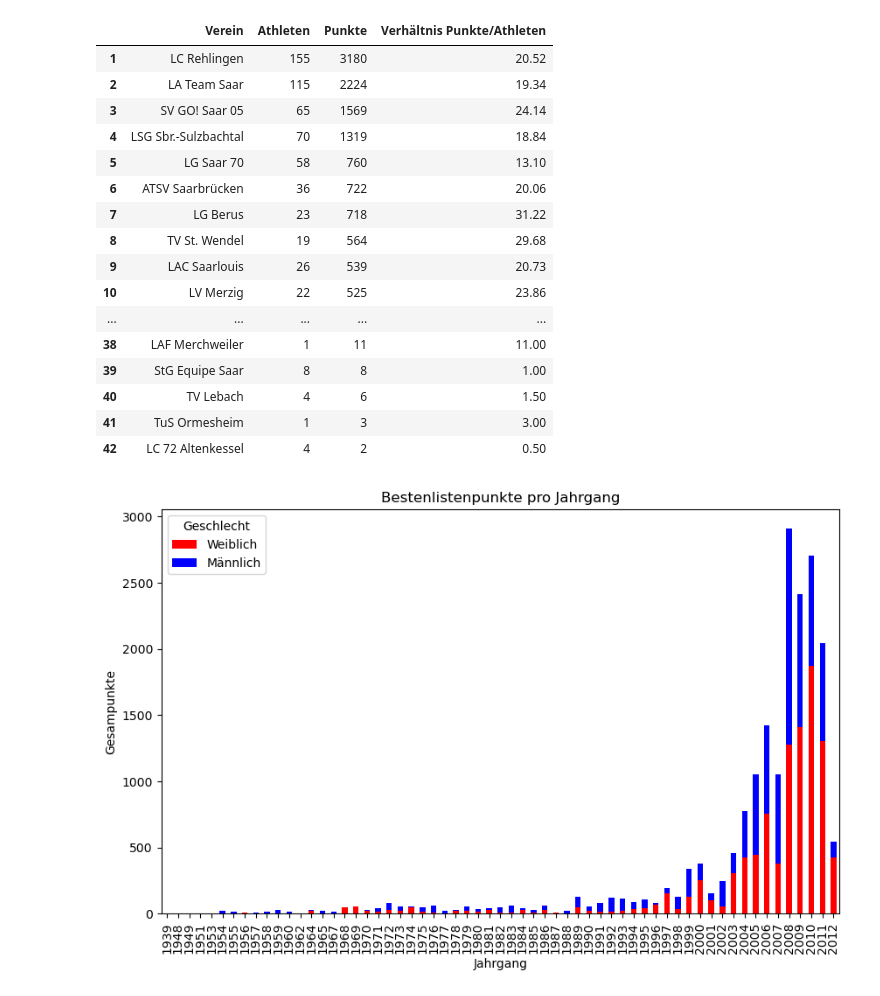
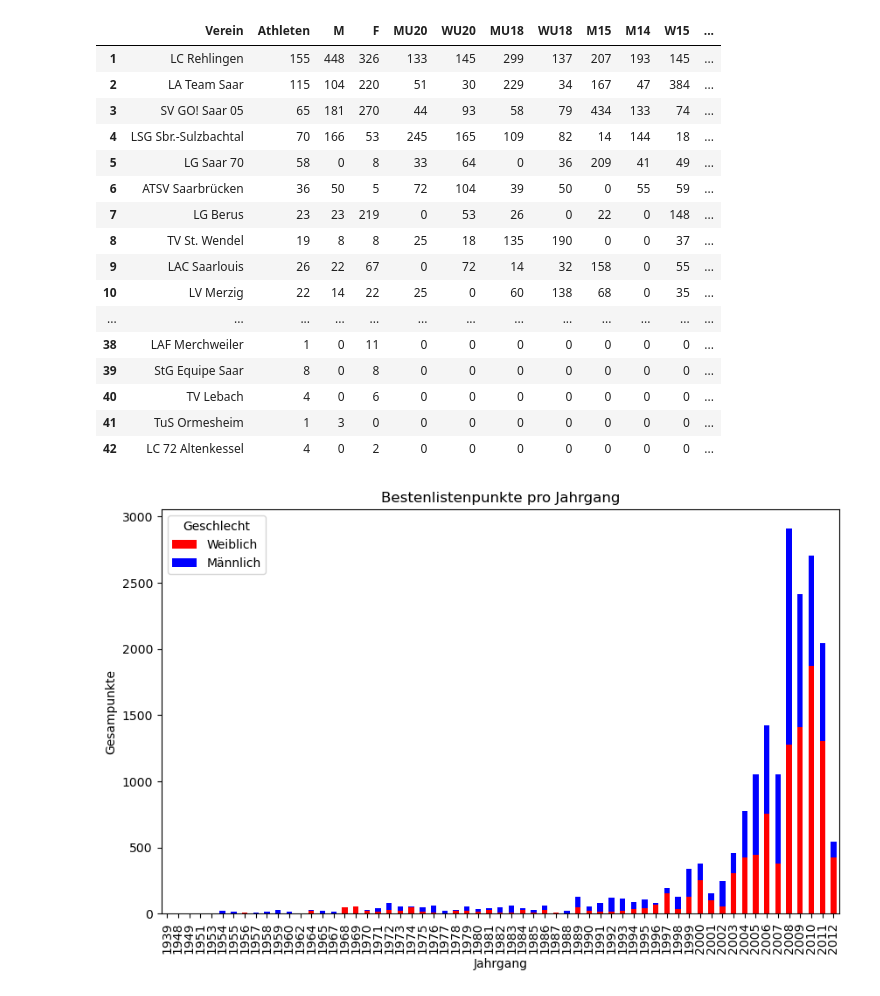
Before and after one commit to nimarion/slb, a Jupyter notebook: top10.ipynb, the cells around one changed output. Saved outputs shown, nothing was run; the diff lists cells and outputs as text; code cells hidden in the pictures.

Commit message:
add agegroup to report

```diff
--- a/top10.ipynb
+++ b/top10.ipynb
@@ -14,53 +14,81 @@ data["name"] = data["firstname"] + " " + data["lastname"]
 # %%
 from IPython.display import display
 
 athletes_per_club = data.groupby('club')['athleteId'].nunique()
 athletes_per_club = athletes_per_club.reset_index()
 athletes_per_club.columns = ['Verein', 'Athleten']
 athletes_per_club = athletes_per_club.sort_values(by='Athleten', ascending=False)
 
 # Filtert Mannschafts und Staffel Ergebnisse heraus, welche nur einmal gewertet werden sollen
 clubData = data.drop_duplicates(subset=['ageGroup', 'club', 'discipline', 'result', 'teamResult', 'place', 'location', 'date'])
 
 # Punkte pro Verein aggregieren
 clubData = clubData.groupby('club')['points'].sum().reset_index()
-#agegroupPoints = data.drop_duplicates(subset=['ageGroup', 'club', 'discipline', 'result', 'teamResult', 'place', 'location', 'date'])
-#agegroupPoints = agegroupPoints.groupby(['ageGroup', 'club'])['points'].sum().reset_index()
 
-#print(agegroupPoints[agegroupPoints['club'] == 'LA Team Saar'])
+# new
+order = [
+    "M",
+    "F",
+    "MU20",
+    "WU20",
+    "MU18",
+    "WU18",
+    "M15",
+    "M14",
+    "W15",
+    "W14",
+    "M13",
+    "M12",
+    "W13",
+    "W12",
+    "points"
+]
+club_age_group_data = data.drop_duplicates(subset=['ageGroup', 'club', 'discipline', 'result', 'teamResult', 'place', 'location', 'date'])
+club_age_group_data = club_age_group_data.groupby(['club', 'ageGroup'])['points'].sum().reset_index()
+
+club_age_group_data_pivot = club_age_group_data.pivot(index='club', columns='ageGroup', values='points')
+club_age_group_data_pivot.fillna(0, inplace=True)
+club_age_group_data_pivot.reset_index(inplace=True)
+clubData = clubData.merge(club_age_group_data_pivot, on='club', how='left')
+
+for age_group in order:
+    clubData[age_group] = clubData[age_group].astype(int)
+
+clubData = clubData[['club'] + order]
+
 
 # Vereine nach Punkten sortieren und Index zurücksetzen
 clubData = clubData.sort_values(by='points', ascending=False)
 clubData = clubData.reset_index(drop=True)
 clubData = clubData.rename(columns={'points': 'Punkte'})
 clubData.index += 1
 
 combined_data = pd.merge(athletes_per_club, clubData, left_on='Verein', right_on='club', how='outer')
 combined_data.drop(columns='club', inplace=True)
 combined_data['Verhältnis Punkte/Athleten'] = round(combined_data['Punkte'] / combined_data['Athleten'], 2)
 combined_data = combined_data.sort_values(by='Punkte', ascending=False)
 combined_data.reset_index(drop=True, inplace=True)
 combined_data.index += 1
 
 display(combined_data)
 # %% [output]
-|  | Verein | Athleten | Punkte | Verhältnis Punkte/Athleten |
-| 1 | LC Rehlingen | 155 | 3180 | 20.52 |
-| 2 | LA Team Saar | 115 | 2224 | 19.34 |
-| 3 | SV GO! Saar 05 | 65 | 1569 | 24.14 |
-| 4 | LSG Sbr.-Sulzbachtal | 70 | 1319 | 18.84 |
-| 5 | LG Saar 70 | 58 | 760 | 13.10 |
-| 6 | ATSV Saarbrücken | 36 | 722 | 20.06 |
-| 7 | LG Berus | 23 | 718 | 31.22 |
-| 8 | TV St. Wendel | 19 | 564 | 29.68 |
-| 9 | LAC Saarlouis | 26 | 539 | 20.73 |
-| 10 | LV Merzig | 22 | 525 | 23.86 |
-| ... | ... | ... | ... | ... |
-| 38 | LAF Merchweiler | 1 | 11 | 11.00 |
-| 39 | StG Equipe Saar | 8 | 8 | 1.00 |
-| 40 | TV Lebach | 4 | 6 | 1.50 |
-| 41 | TuS Ormesheim | 1 | 3 | 3.00 |
-| 42 | LC 72 Altenkessel | 4 | 2 | 0.50 |
+|  | Verein | Athleten | M | F | MU20 | WU20 | MU18 | WU18 | M15 | M14 | W15 | ... |
+| 1 | LC Rehlingen | 155 | 448 | 326 | 133 | 145 | 299 | 137 | 207 | 193 | 145 | ... |
+| 2 | LA Team Saar | 115 | 104 | 220 | 51 | 30 | 229 | 34 | 167 | 47 | 384 | ... |
+| 3 | SV GO! Saar 05 | 65 | 181 | 270 | 44 | 93 | 58 | 79 | 434 | 133 | 74 | ... |
+| 4 | LSG Sbr.-Sulzbachtal | 70 | 166 | 53 | 245 | 165 | 109 | 82 | 14 | 144 | 18 | ... |
+| 5 | LG Saar 70 | 58 | 0 | 8 | 33 | 64 | 0 | 36 | 209 | 41 | 49 | ... |
+| 6 | ATSV Saarbrücken | 36 | 50 | 5 | 72 | 104 | 39 | 50 | 0 | 55 | 59 | ... |
+| 7 | LG Berus | 23 | 23 | 219 | 0 | 53 | 26 | 0 | 22 | 0 | 148 | ... |
+| 8 | TV St. Wendel | 19 | 8 | 8 | 25 | 18 | 135 | 190 | 0 | 0 | 37 | ... |
+| 9 | LAC Saarlouis | 26 | 22 | 67 | 0 | 72 | 14 | 32 | 158 | 0 | 55 | ... |
+| 10 | LV Merzig | 22 | 14 | 22 | 25 | 0 | 60 | 138 | 68 | 0 | 35 | ... |
+| ... | ... | ... | ... | ... | ... | ... | ... | ... | ... | ... | ... | ... |
+| 38 | LAF Merchweiler | 1 | 0 | 11 | 0 | 0 | 0 | 0 | 0 | 0 | 0 | ... |
+| 39 | StG Equipe Saar | 8 | 0 | 8 | 0 | 0 | 0 | 0 | 0 | 0 | 0 | ... |
+| 40 | TV Lebach | 4 | 0 | 6 | 0 | 0 | 0 | 0 | 0 | 0 | 0 | ... |
+| 41 | TuS Ormesheim | 1 | 3 | 0 | 0 | 0 | 0 | 0 | 0 | 0 | 0 | ... |
+| 42 | LC 72 Altenkessel | 4 | 0 | 2 | 0 | 0 | 0 | 0 | 0 | 0 | 0 | ... |
 # %%
 
 
```
